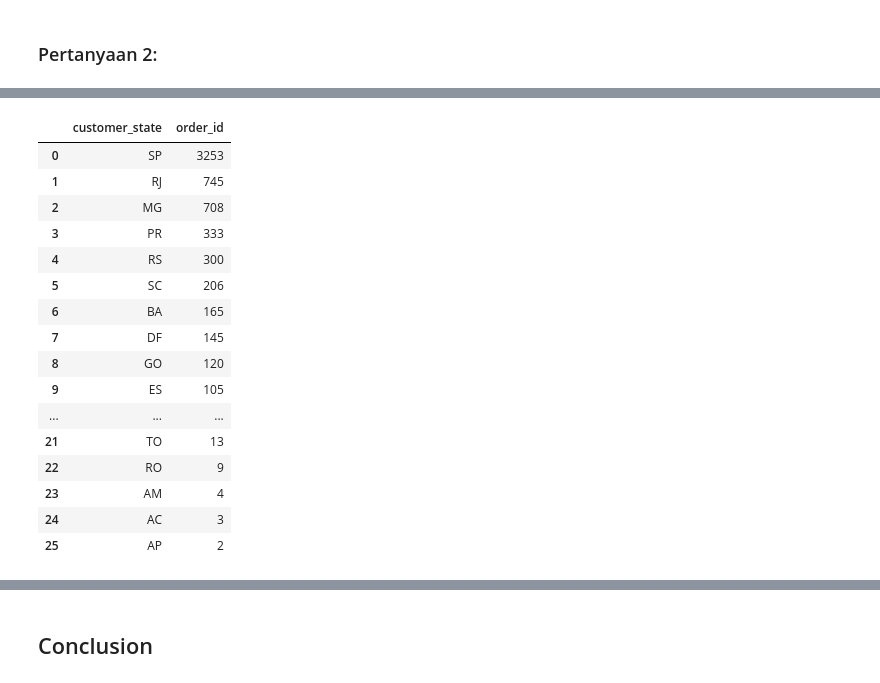
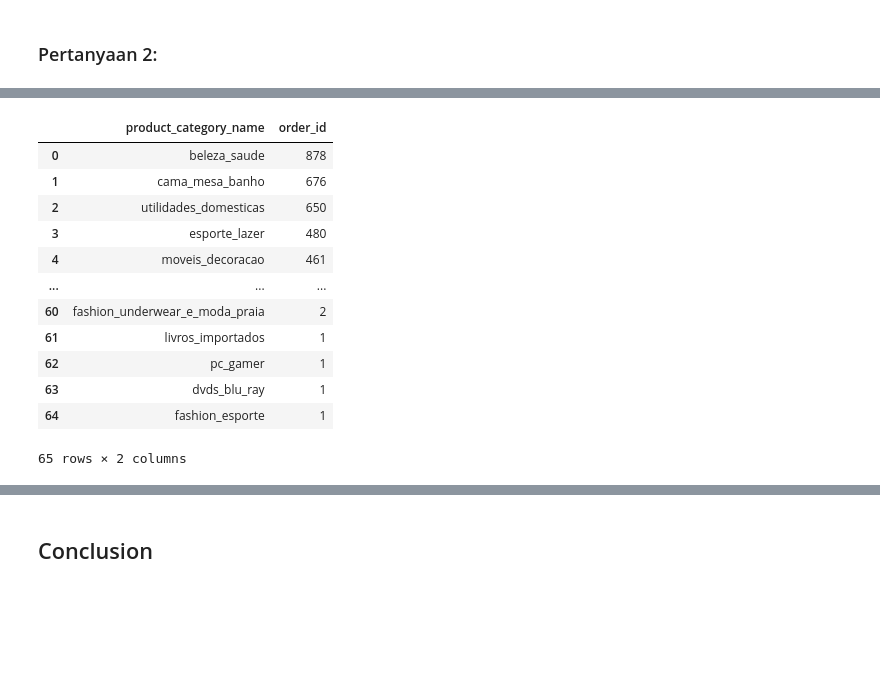
Before and after one commit to AgriansyahAsk2/Ecommerce, a Jupyter notebook: notebook.ipynb, the cells around one changed output, grey strips where cells are left out. Cells and saved outputs as stored; diff of their text form; code cells hidden in the pictures; blank space fills up the shorter version.

```diff
--- a/notebook.ipynb
+++ b/notebook.ipynb
@@ -126,0 +322,9 @@ customer_order_df.describe(include="all")
+# %%
+orders_payments_items_df = pd.merge(
+    left=orders_items_df,
+    right=payments_df,
+    how="left",
+    left_on="order_id",
+    right_on="order_id"
+)
+orders_payments_items_df.head()
@@ -126,0 +369,9 @@ customer_order_df.describe(include="all")
+# %%
+all_df = pd.merge(
+    left=orders_payments_items_df,
+    right=products_df,
+    how="left",
+    left_on="product_id",
+    right_on="product_id"
+)
+all_df.head()
@@ -130,7 +389,7 @@ customer_order_df.describe(include="all")
 ### Pertanyaan 1:
 # %%
 #pembuatan tabel monthly orders
-monthly_orders_df = customer_order_df.set_index("order_purchase_timestamp")["order_id"].resample("M").nunique()
-monthly_orders_df
+all_df = all_df.set_index("order_purchase_timestamp")["order_id"].resample("M").nunique()
+all_df
 # %% [output]
 order_purchase_timestamp
@@ -174,10 +433,10 @@ plt.show()
 # %% [markdown]
 ### Pertanyaan 2:
 # %%
-#pembuatan tabel monthly orders by state
-customer_state_df = pd.DataFrame(
-    customer_order_df.set_index("order_purchase_timestamp").groupby([
-        pd.Grouper(freq="M"), "customer_state"
+#pembuatan tabel monthly orders by product category
+product_category_df = pd.DataFrame(
+    all_df.set_index("order_purchase_timestamp").groupby([
+        pd.Grouper(freq="M"), "product_category_name"
     ])["order_id"].count()
 )
 
@@ -200,26 +459,22 @@ customer_state_df
 # %%
-#mencari 5 negara teratas berdasarkan invoice/orders terbanyak di periode terakhir
-last_month_customer_state_df = customer_state_df.loc["2018-08-31"].sort_values(
+#mencari 5 produk kategori teratas berdasarkan invoice/orders terbanyak di periode terakhir
+last_month_product_category_df = product_category_df.loc["2018-08-31"].sort_values(
     by="order_id", ascending=False
 ).reset_index()
 
-last_month_customer_state_df
+last_month_product_category_df
 # %% [output]
-|  | customer_state | order_id |
-| 0 | SP | 3253 |
-| 1 | RJ | 745 |
-| 2 | MG | 708 |
-| 3 | PR | 333 |
-| 4 | RS | 300 |
-| 5 | SC | 206 |
-| 6 | BA | 165 |
-| 7 | DF | 145 |
-| 8 | GO | 120 |
-| 9 | ES | 105 |
+|  | product_category_name | order_id |
+| 0 | beleza_saude | 878 |
+| 1 | cama_mesa_banho | 676 |
+| 2 | utilidades_domesticas | 650 |
+| 3 | esporte_lazer | 480 |
+| 4 | moveis_decoracao | 461 |
 | ... | ... | ... |
-| 21 | TO | 13 |
-| 22 | RO | 9 |
-| 23 | AM | 4 |
-| 24 | AC | 3 |
-| 25 | AP | 2 |
+| 60 | fashion_underwear_e_moda_praia | 2 |
+| 61 | livros_importados | 1 |
+| 62 | pc_gamer | 1 |
+| 63 | dvds_blu_ray | 1 |
+| 64 | fashion_esporte | 1 |
+65 rows × 2 columns
 # %%
```
Also changed, not shown: parts of 57 cells of this notebook, 10 other files.
